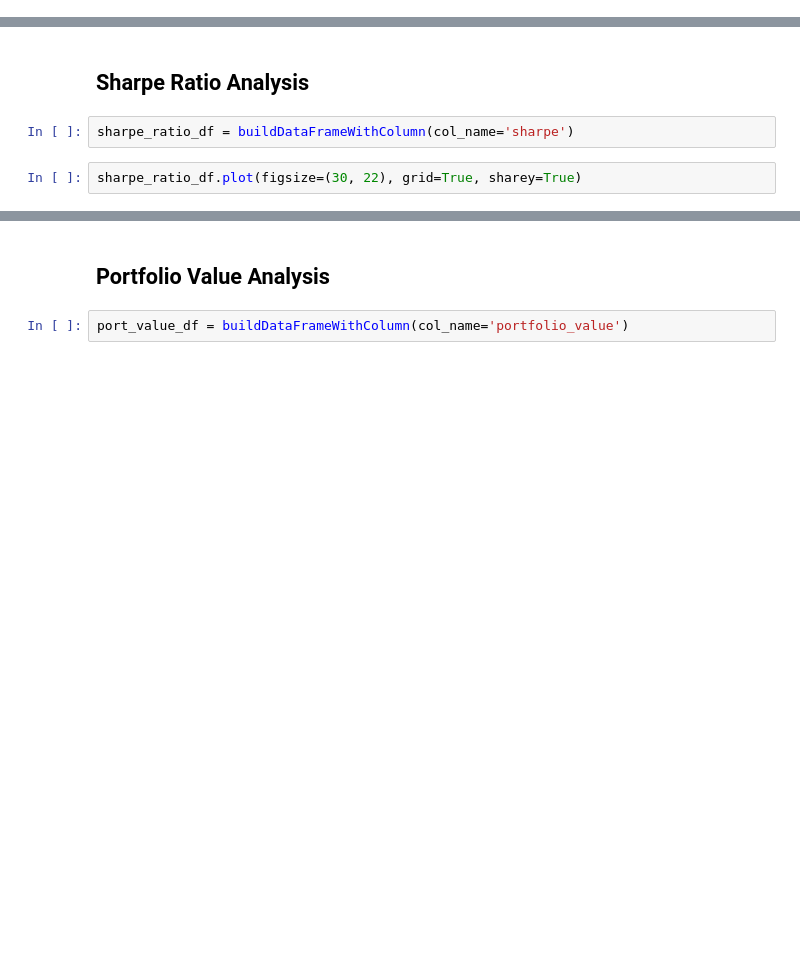
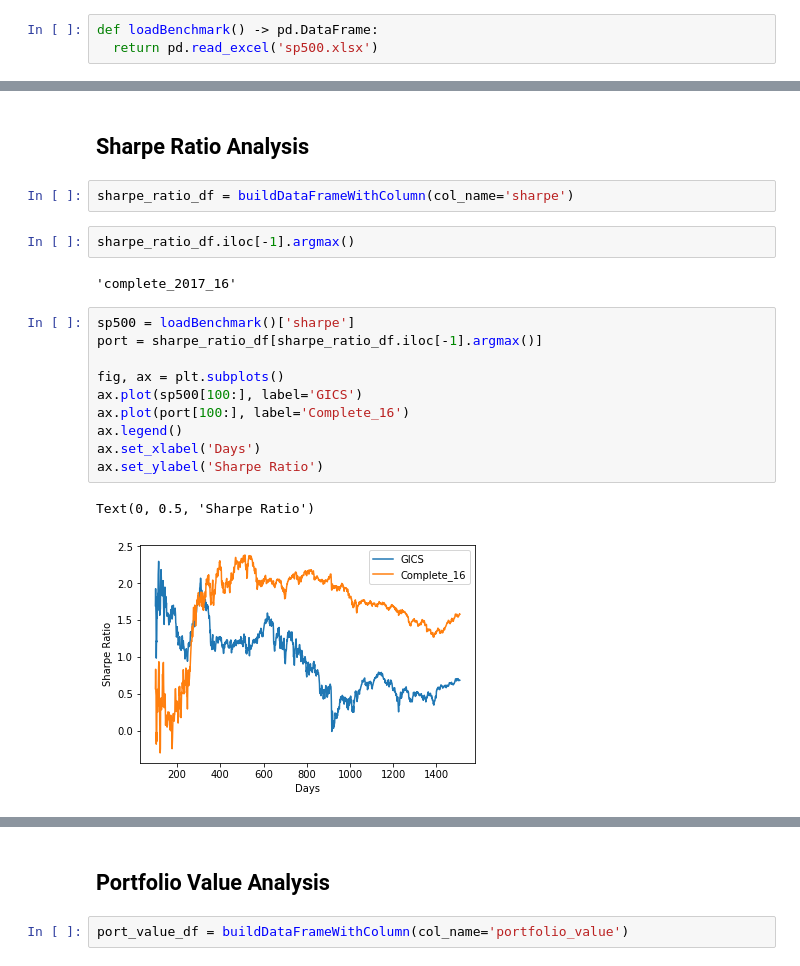
Before and after one commit to rukmal/reIndexer, a Jupyter notebook: sector_universes/Sector Analytics.ipynb, the cells around one changed output, grey strips where cells are left out. Drawn from its saved outputs; the diff is of its cells as text; blank space fills up the shorter version.

```diff
--- a/sector_universes/Sector Analytics.ipynb
+++ b/sector_universes/Sector Analytics.ipynb
@@ -177,3 +185,6 @@ def buildDataFrameWithColumn(col_name: str) -> pd.DataFrame:
+# %%
+def loadBenchmark() -> pd.DataFrame:
+  return pd.read_excel('sp500.xlsx')
 # %% [markdown]
 ## Portfolio Turnover Analysis
 
@@ -244,5 +245,20 @@ etf_restr_turnover.cumsum().plot(figsize=(30, 22), grid=True, sharey=True)
 ## Sharpe Ratio Analysis
 # %%
 sharpe_ratio_df = buildDataFrameWithColumn(col_name='sharpe')
-# %%
-sharpe_ratio_df.plot(figsize=(30, 22), grid=True, sharey=True)
+# %%
+sharpe_ratio_df.iloc[-1].argmax()
+# %% [output]
+'complete_2017_16'
+# %%
+sp500 = loadBenchmark()['sharpe']
+port = sharpe_ratio_df[sharpe_ratio_df.iloc[-1].argmax()]
+
+fig, ax = plt.subplots()
+ax.plot(sp500[100:], label='GICS')
+ax.plot(port[100:], label='Complete_16')
+ax.legend()
+ax.set_xlabel('Days')
+ax.set_ylabel('Sharpe Ratio')
+# %% [output]
+Text(0, 0.5, 'Sharpe Ratio')
+[figure, added]
```
Also changed, not shown: parts of 21 cells of this notebook, 4 other files.
